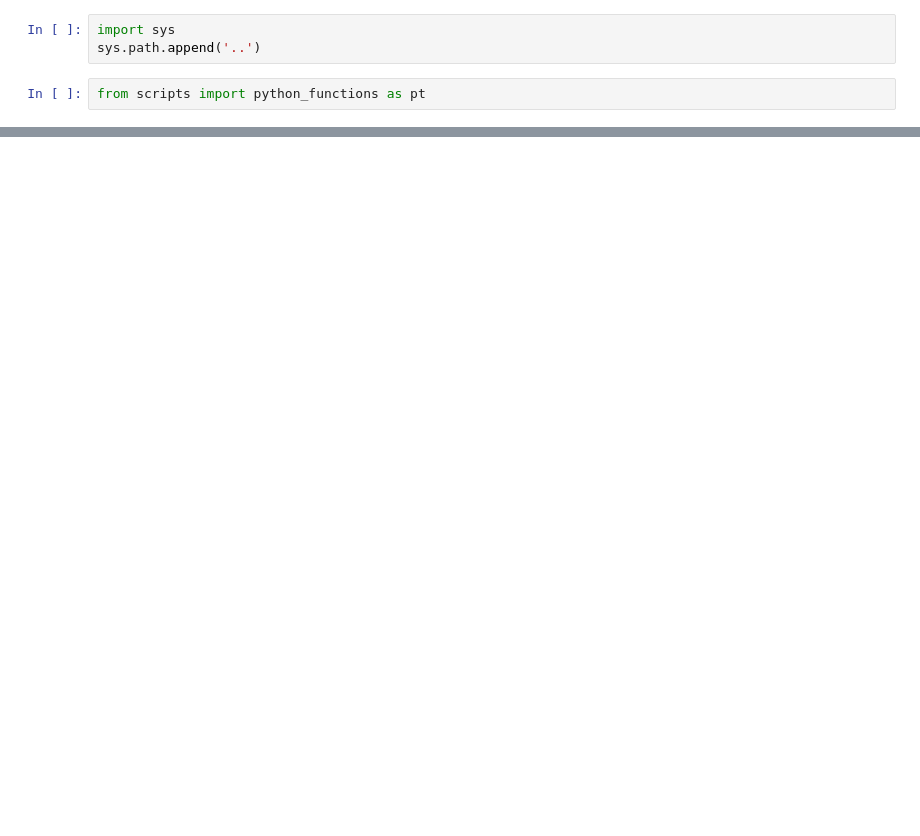
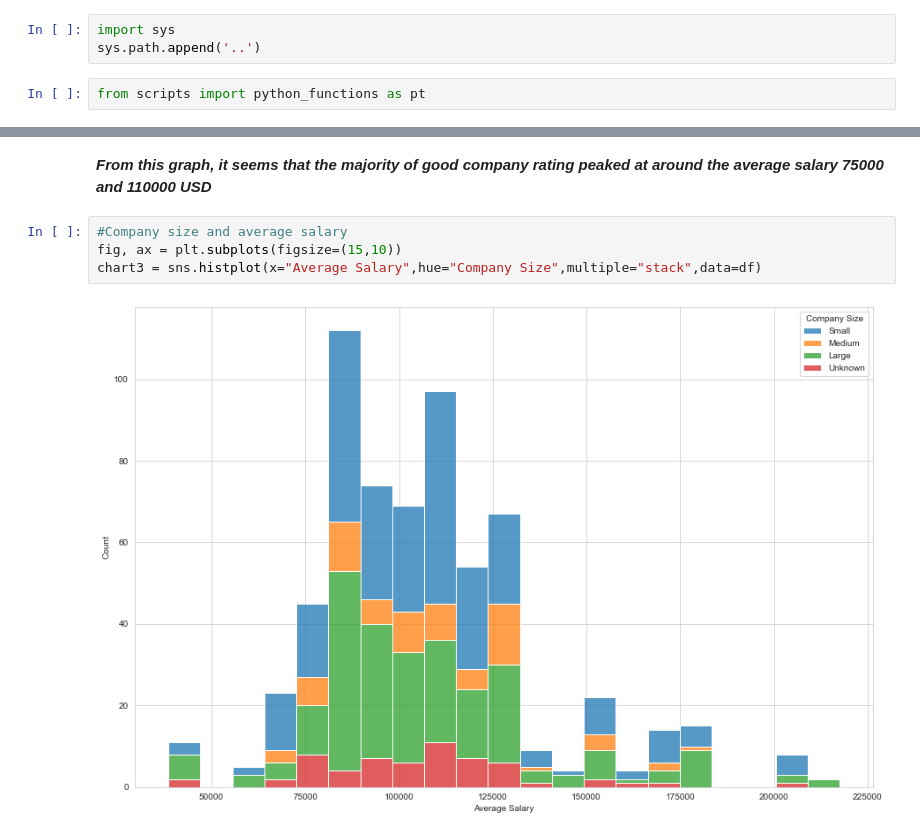
Before and after one commit to data301-2021-summer2/project-group31-project, a Jupyter notebook: analysis/Analysis Notebook.ipynb, the cells around one changed output, grey strips where cells are left out. Drawn from its saved outputs; the diff is of its cells as text; blank space fills up the shorter version.

```diff
--- a/analysis/Analysis Notebook.ipynb
+++ b/analysis/Analysis Notebook.ipynb
@@ -25,0 +49,8 @@ See the caveats in the documentation: https://pandas.pydata.org/pandas-docs/stab
+# %% [markdown]
+***From this graph, it seems that the majority of good company rating peaked at around the average salary 75000 and 110000 USD***
+# %%
+#Company size and average salary
+fig, ax = plt.subplots(figsize=(15,10))
+chart3 = sns.histplot(x="Average Salary",hue="Company Size",multiple="stack",data=df)
+# %% [output]
+[figure, added]
```
Also changed, not shown: parts of 10 cells of this notebook.
